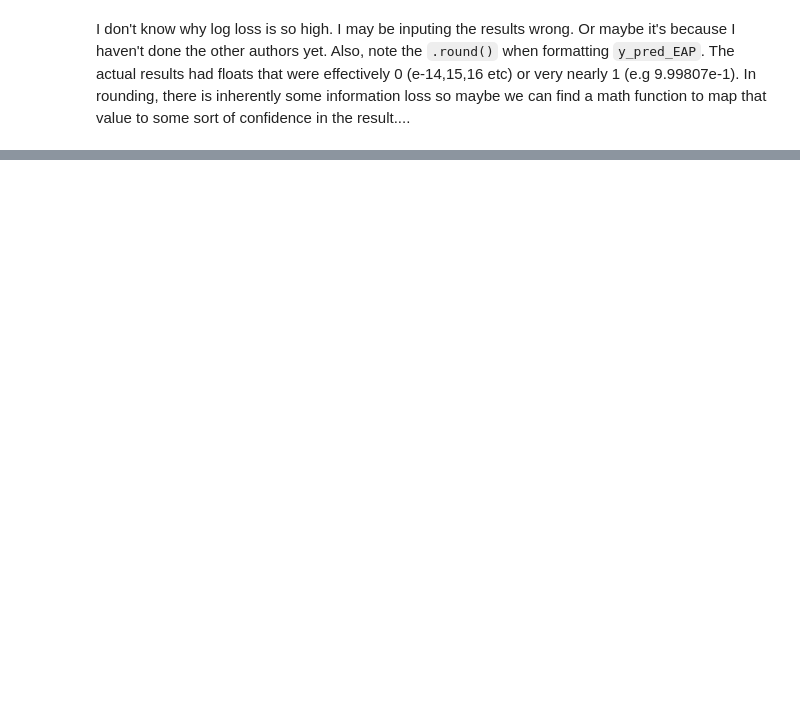
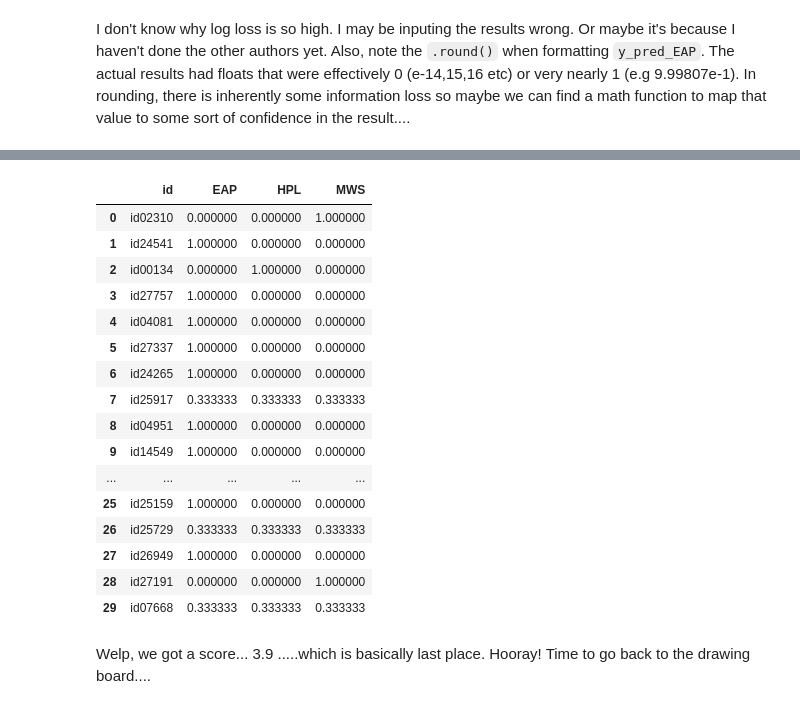
Before and after one commit to Yablargo/spoopy, a Jupyter notebook: SpoopyAuthorsModel_Attemp1.ipynb, the cells around one changed output, grey strips where cells are left out. Cells and saved outputs as stored; diff of their text form; code cells hidden in the pictures; blank space fills up the shorter version.

```diff
--- a/SpoopyAuthorsModel_Attemp1.ipynb
+++ b/SpoopyAuthorsModel_Attemp1.ipynb
@@ -209,7 +209,7 @@ gs.best_params_     # The best combination of parameters for our pipeline
  'cv__stop_words': None}
 # %%
 # Get a prediction from the test data we split off earlier -- We have the correct labels for this in y_test_EAP
-y_pred_EAP = gs.predict_proba(X_test_EAP)
+y_pred_EAP = gs_EAP.predict_proba(X_test_EAP)
 
 # Reformat results
 y_pred_EAP = np.array(y_pred_EAP)
@@ -260,0 +426,8 @@ I don't know why log loss is so high. I may be inputing the results wrong. Or ma
+# %%
+# Merge results
+y_test_merged = pd.concat([y_test_EAP, y_test_HPL, y_test_MWS], axis=1 )
+y_pred_merged = pd.concat([y_pred_EAP, y_pred_HPL, y_pred_MWS], axis=1 )
+y_pred_merged = y_pred_merged.rename(index=str, columns={0:"EAP",1:"HPL",2:"MWS"})
+print(y_pred_merged.head(10))
+print
+print(y_test_merged.head(10))
@@ -260,0 +452,19 @@ I don't know why log loss is so high. I may be inputing the results wrong. Or ma
+# %%
+# Implement logic to make confidence guess
+# This is very basic logic:
+# - We will use a 0 for 0
+# - We will use a 1 for 1
+# - We will use .333 in cases where all guesses are 0 or all 1
+# - We will use .5 in cases where exactly two authors recieved 1
+
+y_pred_confidence = y_pred_merged.copy()
+for i, rw in y_pred_merged.iterrows():
+    cumsum = rw[0] + rw[1] + rw[2]
+
+    # Case all 0's or all 1's
+    if cumsum == 0 or cumsum == 3:
+        y_pred_confidence.loc[i,:] = (1.0/3.0)
+    elif cumsum == 2:
+        y_pred_confidence.loc[i,:] *= .5 # This multiplies 1's by .5 while leaving the 0 unchanged
+
+y_pred_confidence.head(30)
@@ -260,0 +571,33 @@ I don't know why log loss is so high. I may be inputing the results wrong. Or ma
+# %%
+# Rename Columns and convert to confidences
+sub_pred_merged = sub_pred_merged.rename(index=str, columns={0:"EAP",1:"HPL",2:"MWS"})
+
+sub_pred_confidence = sub_pred_merged.copy()
+for i, rw in sub_pred_merged.iterrows():
+    cumsum = rw['EAP'] + rw['HPL'] + rw['MWS']
+
+    # Case all 0's or all 1's
+    if cumsum == 0 or cumsum == 3:
+        sub_pred_confidence.loc[i,['EAP','HPL','MWS']] = (1.0/3.0)
+    elif cumsum == 2:
+        sub_pred_confidence.loc[i,['EAP','HPL','MWS']] *= .5 # This multiplies 1's by .5 while leaving the 0 unchanged
+
+sub_pred_confidence.head(30)
+# %% [output]
+|  | id | EAP | HPL | MWS |
+| 0 | id02310 | 0.000000 | 0.000000 | 1.000000 |
+| 1 | id24541 | 1.000000 | 0.000000 | 0.000000 |
+| 2 | id00134 | 0.000000 | 1.000000 | 0.000000 |
+| 3 | id27757 | 1.000000 | 0.000000 | 0.000000 |
+| 4 | id04081 | 1.000000 | 0.000000 | 0.000000 |
+| 5 | id27337 | 1.000000 | 0.000000 | 0.000000 |
+| 6 | id24265 | 1.000000 | 0.000000 | 0.000000 |
+| 7 | id25917 | 0.333333 | 0.333333 | 0.333333 |
+| 8 | id04951 | 1.000000 | 0.000000 | 0.000000 |
+| 9 | id14549 | 1.000000 | 0.000000 | 0.000000 |
+| ... | ... | ... | ... | ... |
+| 25 | id25159 | 1.000000 | 0.000000 | 0.000000 |
+| 26 | id25729 | 0.333333 | 0.333333 | 0.333333 |
+| 27 | id26949 | 1.000000 | 0.000000 | 0.000000 |
+| 28 | id27191 | 0.000000 | 0.000000 | 1.000000 |
+| 29 | id07668 | 0.333333 | 0.333333 | 0.333333 |
@@ -260,0 +607,4 @@ I don't know why log loss is so high. I may be inputing the results wrong. Or ma
+# %% [markdown]
+Welp, we got a score... 3.9
+.....which is basically last place. Hooray!
+Time to go back to the drawing board....
```
Also changed, not shown: parts of 25 cells of this notebook.
